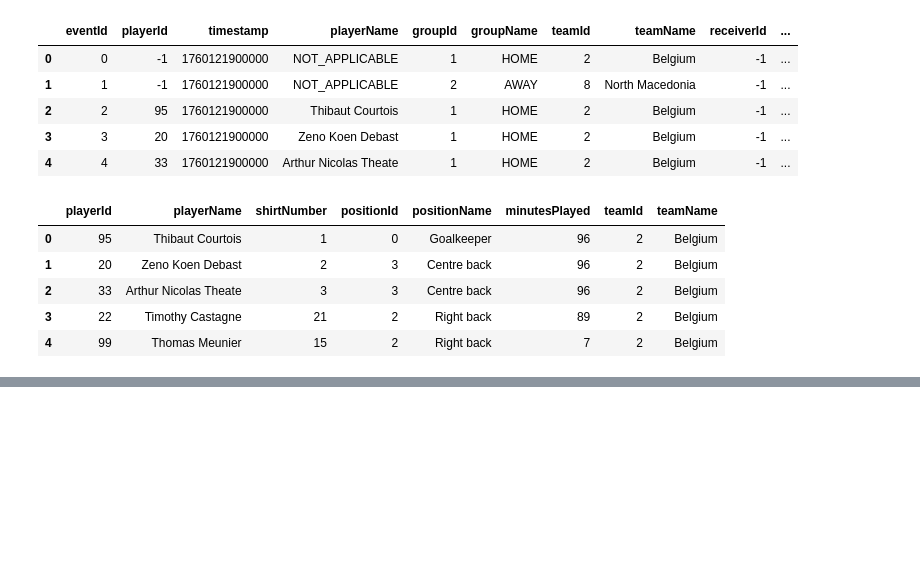
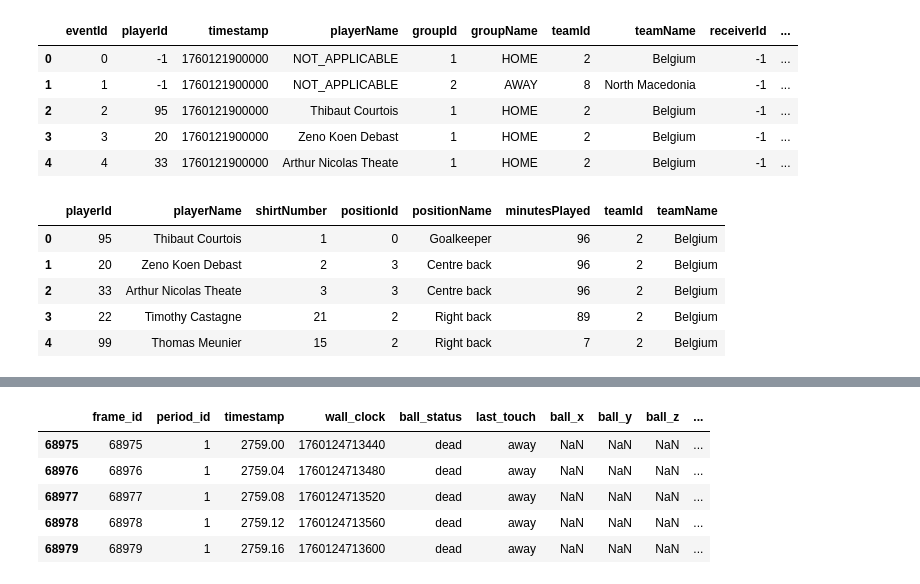
Before and after one commit to MarijnSt/belgium-north-macedonia-analysis, a Jupyter notebook: notebooks/data_exploration.ipynb, the cells around one changed output, grey strips where cells are left out. Cells and saved outputs as stored; diff of their text form; code cells hidden in the pictures; blank space fills up the shorter version.

Commit message:
feat: data exploration - loading tracking and mapping

```diff
--- a/notebooks/data_exploration.ipynb
+++ b/notebooks/data_exploration.ipynb
@@ -26,12 +29,11 @@ logger = setup_logging(log_file="../logs/data_exploration.log")
 # Initialize data loader
 loader = MatchDataLoader()
 
-events_df, player_df = loader.load_event_and_player_data()
+# Load all data
+events_data, player_data, tracking_data, mapping_data = loader.load_all_data()
 
-# Load all data
-# events_df, tracking_data, mapping_data = loader.load_all()
-
-# print(f"Events DataFrame shape: {events_df.shape}")
-# print(f"Tracking data shape: {tracking_data.shape}")
-# print(f"Mapping data shape: {mapping_data.shape}")
+print(f"Events data shape: {events_data.shape}")
+print(f"Player data shape: {player_data.shape}")
+print(f"Tracking data shape: {tracking_data.shape}")
+print(f"Mapping data keys: {len(mapping_data)}")
 # %% [output]
@@ -57,0 +86,9 @@ player_df.head()
+# %%
+tracking_data[tracking_data['period_id'] == 1].tail()
+# %% [output]
+|  | frame_id | period_id | timestamp | wall_clock | ball_status | last_touch | ball_x | ball_y | ball_z | ... |
+| 68975 | 68975 | 1 | 2759.00 | 1760124713440 | dead | away | NaN | NaN | NaN | ... |
+| 68976 | 68976 | 1 | 2759.04 | 1760124713480 | dead | away | NaN | NaN | NaN | ... |
+| 68977 | 68977 | 1 | 2759.08 | 1760124713520 | dead | away | NaN | NaN | NaN | ... |
+| 68978 | 68978 | 1 | 2759.12 | 1760124713560 | dead | away | NaN | NaN | NaN | ... |
+| 68979 | 68979 | 1 | 2759.16 | 1760124713600 | dead | away | NaN | NaN | NaN | ... |
```
Also changed, not shown: parts of 6 cells of this notebook, 1 other file.
